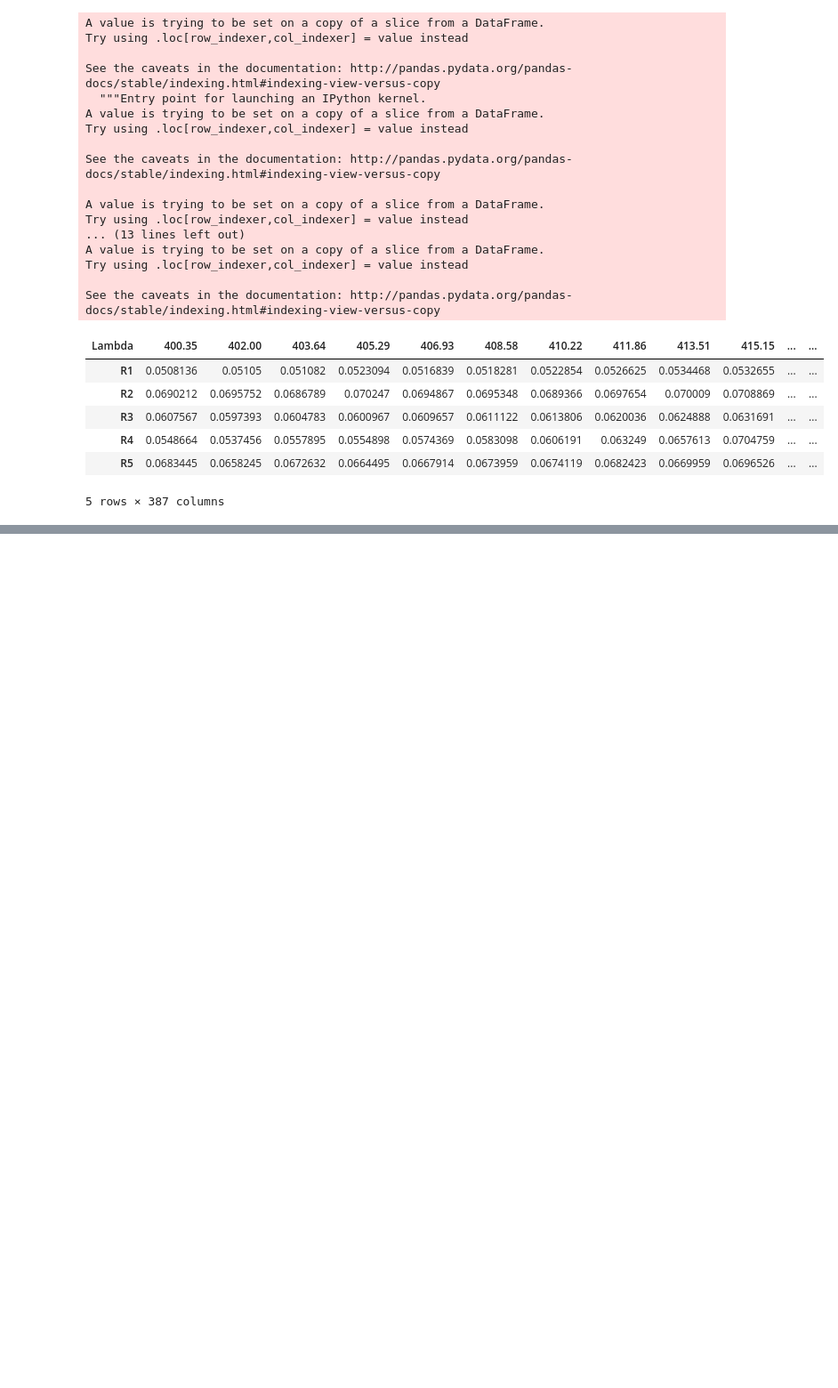
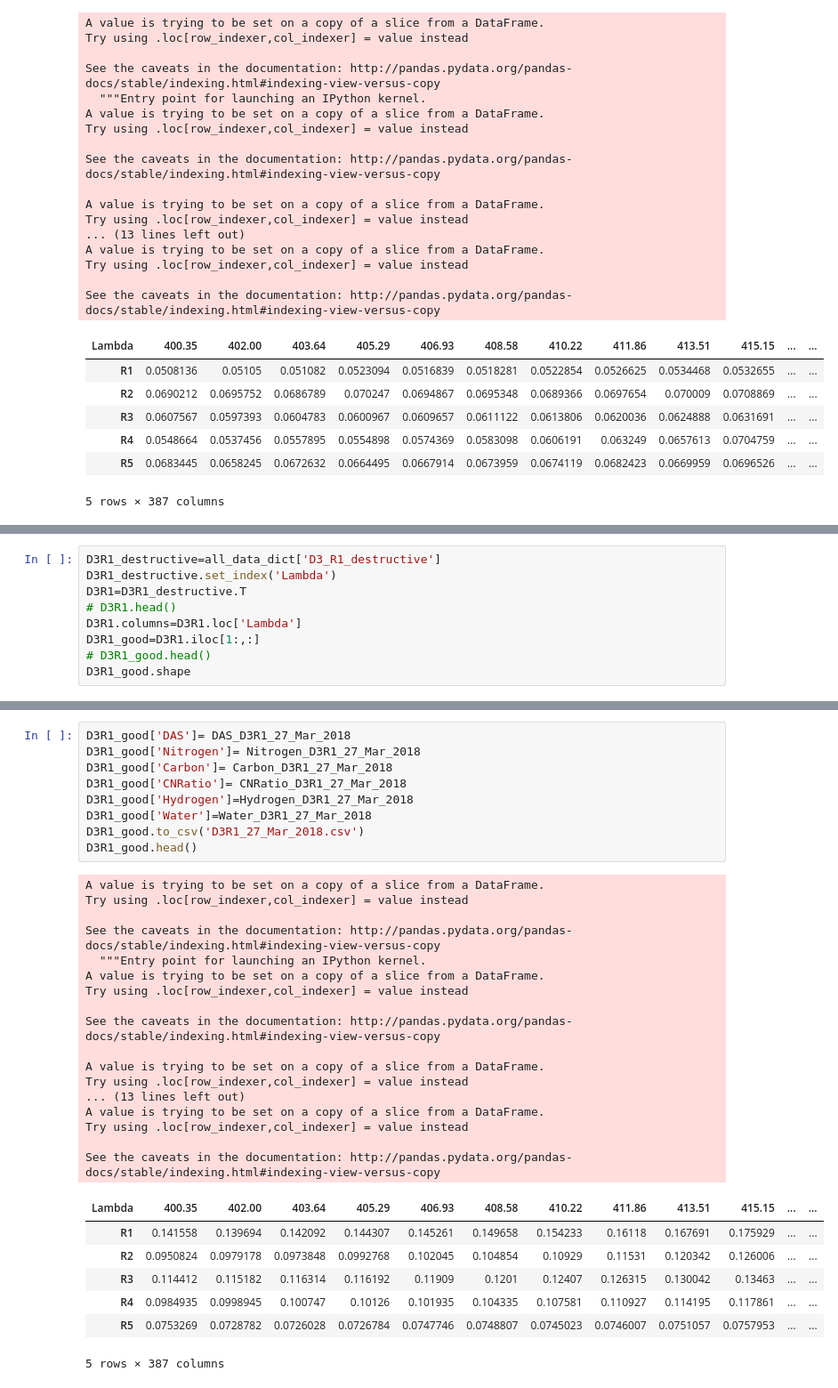
Before and after one commit to rahulrajias/Destructive_samples_signatures_1, a Jupyter notebook: Dataset.ipynb, the cells around one changed output, grey strips where cells are left out. Shown at 89% size. Drawn from its saved outputs; the diff is of its cells as text; blank space fills up the shorter version.

Commit message:
data_in_out.csv contains all destructive sample information. Code also updated

```diff
--- a/Dataset.ipynb
+++ b/Dataset.ipynb
@@ -549,0 +607,9 @@ D2R1_good.shape
+# %%
+D3R1_destructive=all_data_dict['D3_R1_destructive']
+D3R1_destructive.set_index('Lambda')
+D3R1=D3R1_destructive.T
+# D3R1.head()
+D3R1.columns=D3R1.loc['Lambda']
+D3R1_good=D3R1.iloc[1:,:]
+# D3R1_good.head()
+D3R1_good.shape
@@ -549,0 +778,34 @@ D2R1_good.shape
+# %%
+D3R1_good['DAS']= DAS_D3R1_27_Mar_2018
+D3R1_good['Nitrogen']= Nitrogen_D3R1_27_Mar_2018
+D3R1_good['Carbon']= Carbon_D3R1_27_Mar_2018
+D3R1_good['CNRatio']= CNRatio_D3R1_27_Mar_2018
+D3R1_good['Hydrogen']=Hydrogen_D3R1_27_Mar_2018
+D3R1_good['Water']=Water_D3R1_27_Mar_2018
+D3R1_good.to_csv('D3R1_27_Mar_2018.csv')
+D3R1_good.head()
+# %% [output]
+A value is trying to be set on a copy of a slice from a DataFrame.
+Try using .loc[row_indexer,col_indexer] = value instead
+
+See the caveats in the documentation: http://pandas.pydata.org/pandas-docs/stable/indexing.html#indexing-view-versus-copy
+  """Entry point for launching an IPython kernel.
+A value is trying to be set on a copy of a slice from a DataFrame.
+Try using .loc[row_indexer,col_indexer] = value instead
+
+See the caveats in the documentation: http://pandas.pydata.org/pandas-docs/stable/indexing.html#indexing-view-versus-copy
+
+A value is trying to be set on a copy of a slice from a DataFrame.
+Try using .loc[row_indexer,col_indexer] = value instead
+... (13 lines left out)
+A value is trying to be set on a copy of a slice from a DataFrame.
+Try using .loc[row_indexer,col_indexer] = value instead
+
+See the caveats in the documentation: http://pandas.pydata.org/pandas-docs/stable/indexing.html#indexing-view-versus-copy
+| Lambda | 400.35 | 402.00 | 403.64 | 405.29 | 406.93 | 408.58 | 410.22 | 411.86 | 413.51 | 415.15 | ... | ... |
+| R1 | 0.141558 | 0.139694 | 0.142092 | 0.144307 | 0.145261 | 0.149658 | 0.154233 | 0.16118 | 0.167691 | 0.175929 | ... | ... |
+| R2 | 0.0950824 | 0.0979178 | 0.0973848 | 0.0992768 | 0.102045 | 0.104854 | 0.10929 | 0.11531 | 0.120342 | 0.126006 | ... | ... |
+| R3 | 0.114412 | 0.115182 | 0.116314 | 0.116192 | 0.11909 | 0.1201 | 0.12407 | 0.126315 | 0.130042 | 0.13463 | ... | ... |
+| R4 | 0.0984935 | 0.0998945 | 0.100747 | 0.10126 | 0.101935 | 0.104335 | 0.107581 | 0.110927 | 0.114195 | 0.117861 | ... | ... |
+| R5 | 0.0753269 | 0.0728782 | 0.0726028 | 0.0726784 | 0.0747746 | 0.0748807 | 0.0745023 | 0.0746007 | 0.0751057 | 0.0757953 | ... | ... |
+5 rows × 387 columns
```
Also changed, not shown: parts of 6 cells of this notebook, 32 other files.
